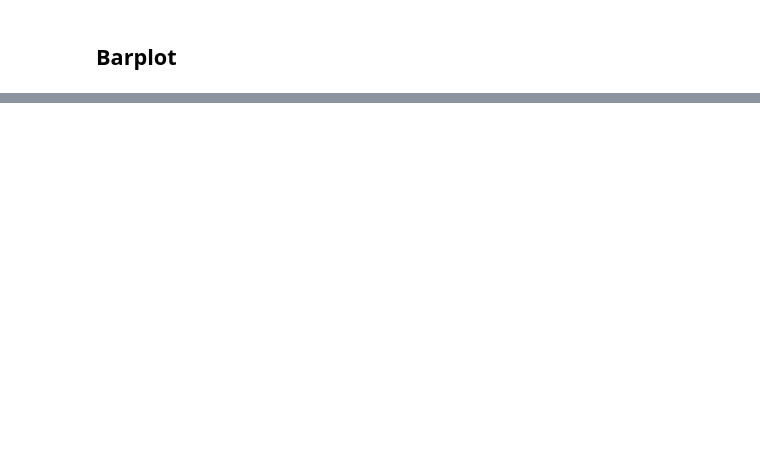
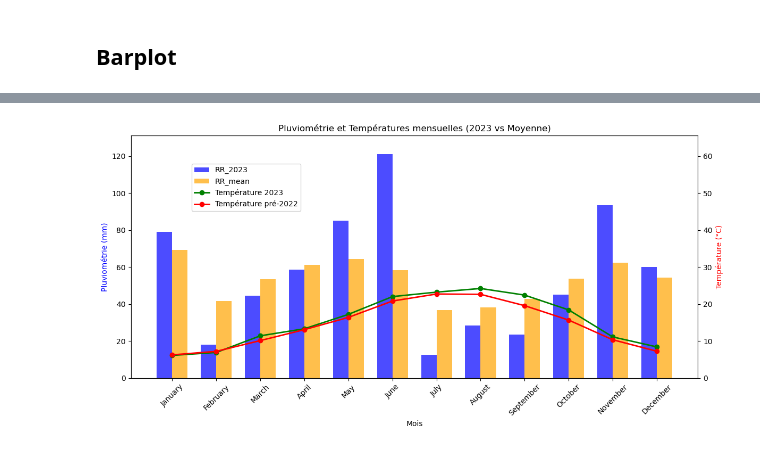
Before and after one commit to GabrielINRAe/Projet_Dataviz, a Jupyter notebook: Diagramme ombro pour station auzeville.ipynb, the cells around one changed output, grey strips where cells are left out. Saved outputs shown, nothing was run; the diff lists cells and outputs as text; code cells hidden in the pictures; blank space fills up the shorter version.

```diff
--- a/Diagramme ombro pour station auzeville.ipynb
+++ b/Diagramme ombro pour station auzeville.ipynb
@@ -140,0 +215,90 @@ color_index:             Deprecated in favor of color style mapping, e.g. `color
+# %%
+import pandas as pd
+import matplotlib.pyplot as plt
+import mplcursors
+
+# Chargement du tableau CSV
+table = pd.read_csv('output/table_finale.csv')
+
+# Configuration de la figure
+fig, ax1 = plt.subplots(figsize=(12, 6))
+
+# Couleurs des barres et des courbes
+bar_colors = ['blue', 'orange']
+curve_colors = ['green', 'red']
+
+# Barres pour RR_2023 et RR_mean
+bar_width = 0.35
+x = range(len(table['Mois']))
+
+ax1.bar(
+    [i - bar_width / 2 for i in x],
+    table['RR_2023'],
+    width=bar_width,
+    label='RR_2023',
+    color=bar_colors[0],
+    alpha=0.7
+)
+
+ax1.bar(
+    [i + bar_width / 2 for i in x],
+    table['RR_mean'],
+    width=bar_width,
+    label='RR_mean',
+    color=bar_colors[1],
+    alpha=0.7
+)
+
+ax1.set_ylabel("Pluviométrie (mm)", color='blue')
+ax1.set_xlabel("Mois")
+ax1.set_xticks(x)
+ax1.set_xticklabels(table['Mois'], rotation=45)
+
+# Ajustement des limites pour l'axe des précipitations
+precipitation_max = max(table['RR_2023'].max(), table['RR_mean'].max())
+ax1.set_ylim(0, precipitation_max + 10)
+
+# Courbes pour TM_2023 et TM_mean
+ax2 = ax1.twinx()
+ax2.plot(
+    table['Mois'],
+    table['TM_2023'],
+    label='Température 2023',
+    color=curve_colors[0],
+    linewidth=2,
+    marker='o'
+)
+ax2.plot(
+    table['Mois'],
+    table['TM_mean'],
+    label='Température pré-2022',
+    color=curve_colors[1],
+    linewidth=2,
+    marker='o'
+)
+
+# Ajustement des limites pour l'axe des températures (1/2 de l'axe des précipitations)
+temperature_max = max(table['TM_2023'].max(), table['TM_mean'].max())
+temperature_limit = (precipitation_max + 10) / 2  # Diviser par 2
+scaling_factor = temperature_limit / temperature_max  # Facteur d'échelle
+
+ax2.set_ylim(0, temperature_max * scaling_factor)
+ax2.set_ylabel("Température (°C)", color='red')
+
+# Ajout des légendes
+fig.legend(loc="upper left", bbox_to_anchor=(0.1, 0.9), bbox_transform=ax1.transAxes)
+
+# Activation des interactions avec mplcursors
+cursor = mplcursors.cursor(highlight=True)
+cursor.connect(
+    "add", lambda sel: sel.annotation.set_text(
+        f"{sel.artist.get_label()}\n{sel.target[0]}: {sel.target[1]:.2f}"
+    )
+)
+
+# Titre et affichage
+plt.title("Pluviométrie et Températures mensuelles (2023 vs Moyenne)")
+plt.tight_layout()
+plt.show()
+# %% [output]
+[figure, added]
```
Also changed, not shown: parts of 7 cells of this notebook, 4 other files.
